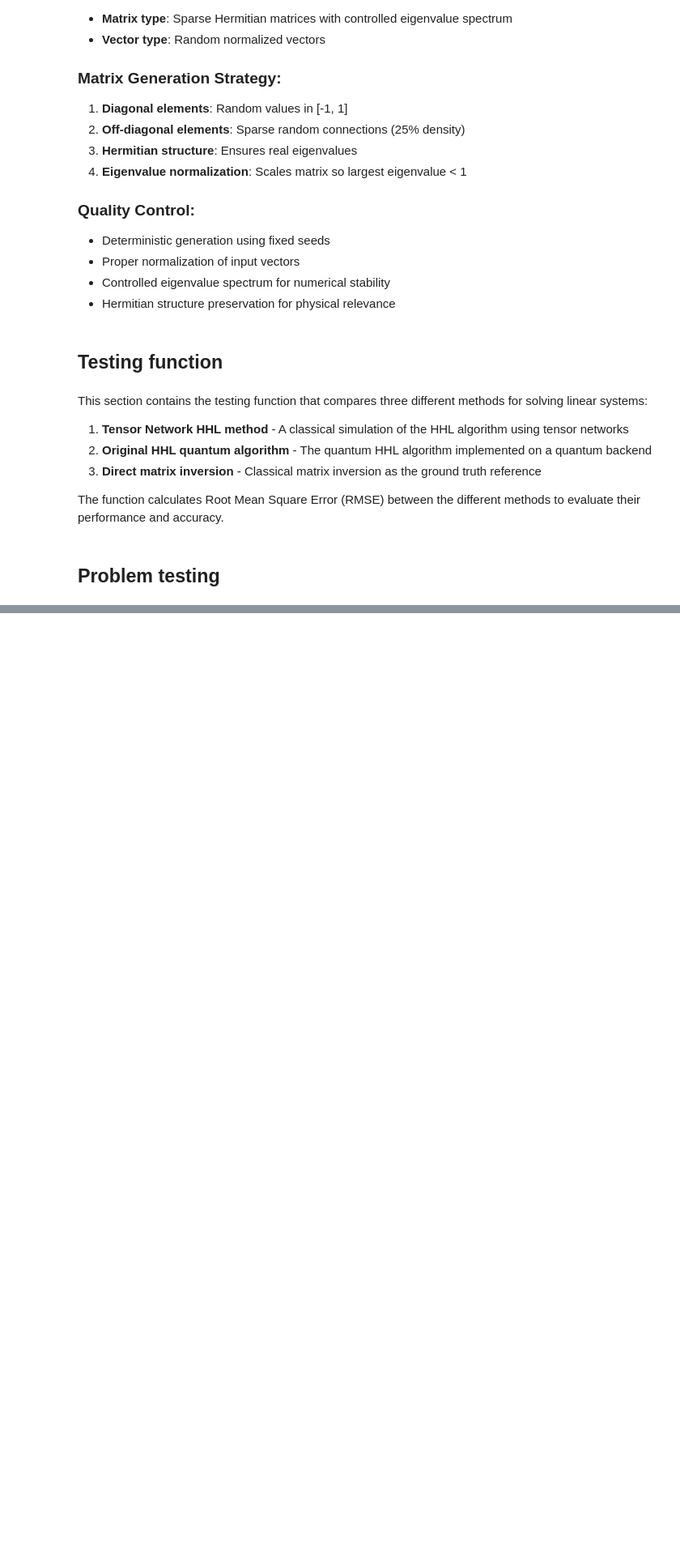
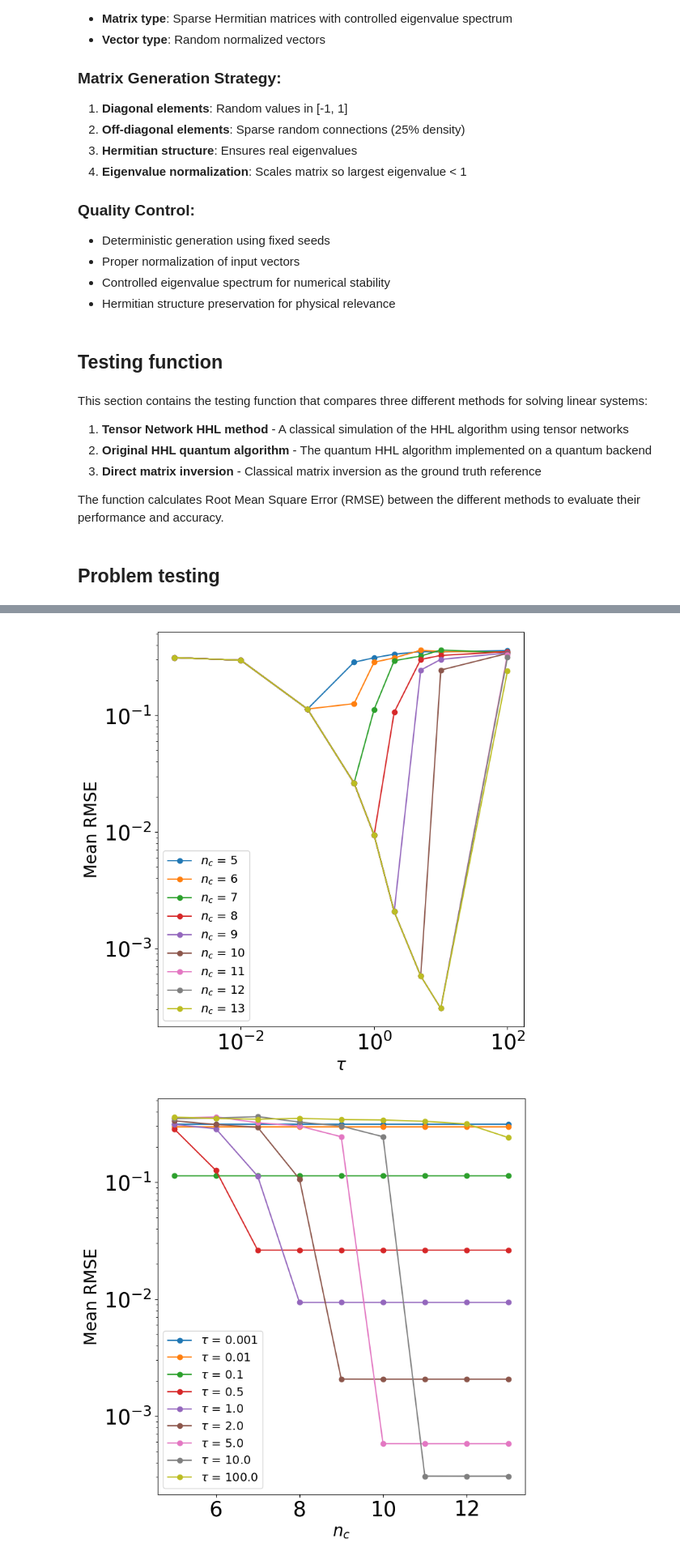
Before and after one commit to DOKOS-TAYOS/Tensor_Networks_HHL_algorithm, a Jupyter notebook: tensor_network_HHL.ipynb, the cells around one changed output, grey strips where cells are left out. Shown at 81% size. Drawn from its saved outputs; the diff is of its cells as text; code cells hidden in the pictures; blank space fills up the shorter version.

```diff
--- a/tensor_network_HHL.ipynb
+++ b/tensor_network_HHL.ipynb
@@ -1101,7 +1133,7 @@ C_value = np.ones(n_matrices) * 1
 
 # Test each problem and compute RMSE metrics
 for idx in range(n_matrices):
-    rmse_tn[idx], rmse_hhl[idx], rmse_tn_hhl[idx] = test_problem(
+    rmse_tn[idx], rmse_hhl[idx], rmse_tn_hhl[idx], tn_times[idx], hhl_times[idx] = test_problem(
         idx, num_anc, b_vector[idx], A_matrix[idx], t[idx], C_value[idx], n_shots, backend
     )
 # %% [output]
@@ -1137,0 +1275,17 @@ Mean RMSE Tensor Network vs HHL: 1.047e+00
+# %%
+tau_values = np.array([1e-3, 1e-2, 1e-1, 5e-1, 1.0, 2.0, 5.0, 1e1, 1e2])
+num_anc_values = np.arange(5,14)
+
+len_tau = len(tau_values)
+len_anc = len(num_anc_values)
+
+rmse_sensit = torch.zeros((len_tau, len_anc))
+for idx in range(n_matrices):
+    # Run tests for each combination
+    for tau_idx in range(len_tau):
+        tau = tau_values[tau_idx]
+        for num_anc_idx in range(len_anc):
+            num_anc = num_anc_values[num_anc_idx]
+            rmse_sensit[tau_idx, num_anc_idx] += test_sensitivity(idx, num_anc, b_vector[idx], A_matrix[idx], tau)
+
+rmse_sensit /= n_matrices
@@ -1137,0 +1310,29 @@ Mean RMSE Tensor Network vs HHL: 1.047e+00
+# %%
+# Figure 1: RMSE vs tau for different num_anc values
+plt.figure(figsize=(8, 8))
+for i, num_anc in enumerate(num_anc_values):
+    plt.plot(tau_values, rmse_sensit[:, i], marker='o', label=r'$n_c$'+f' = {num_anc}')
+
+plt.xlabel(r'$\tau$')
+plt.ylabel('Mean RMSE')
+plt.xscale('log')
+plt.yscale('log')
+plt.legend(fontsize=14)
+plt.tight_layout()
+plt.savefig('rmse_vs_tau.pdf')
+plt.show()
+
+# Figure 2: RMSE vs num_anc for different tau values
+plt.figure(figsize=(8, 8))
+for i, tau in enumerate(tau_values):
+    plt.semilogy(num_anc_values, rmse_sensit[i, :], marker='o', label=r'$\tau$'+f' = {tau}')
+
+plt.xlabel(r'$n_c$')
+plt.ylabel('Mean RMSE')
+plt.legend(fontsize=14)
+plt.tight_layout()
+plt.savefig('rmse_vs_num_anc.pdf')
+plt.show()
+# %% [output]
+[figure, added]
+[figure, added]
```
Also changed, not shown: parts of 26 cells of this notebook, 6 other files.
